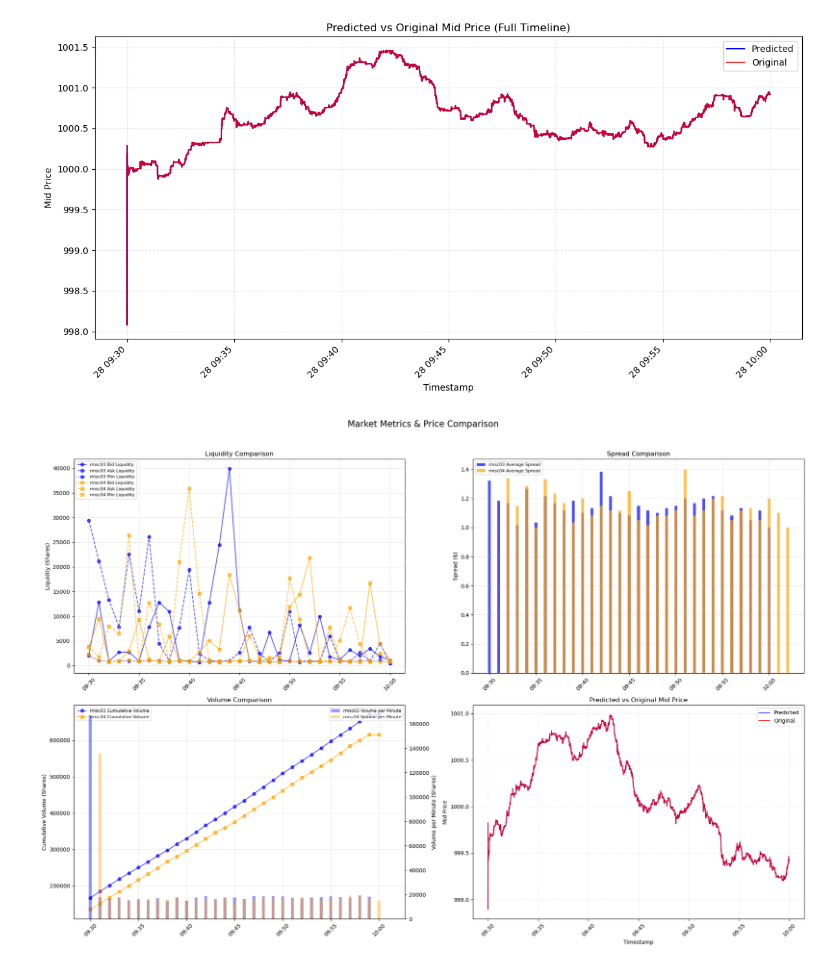
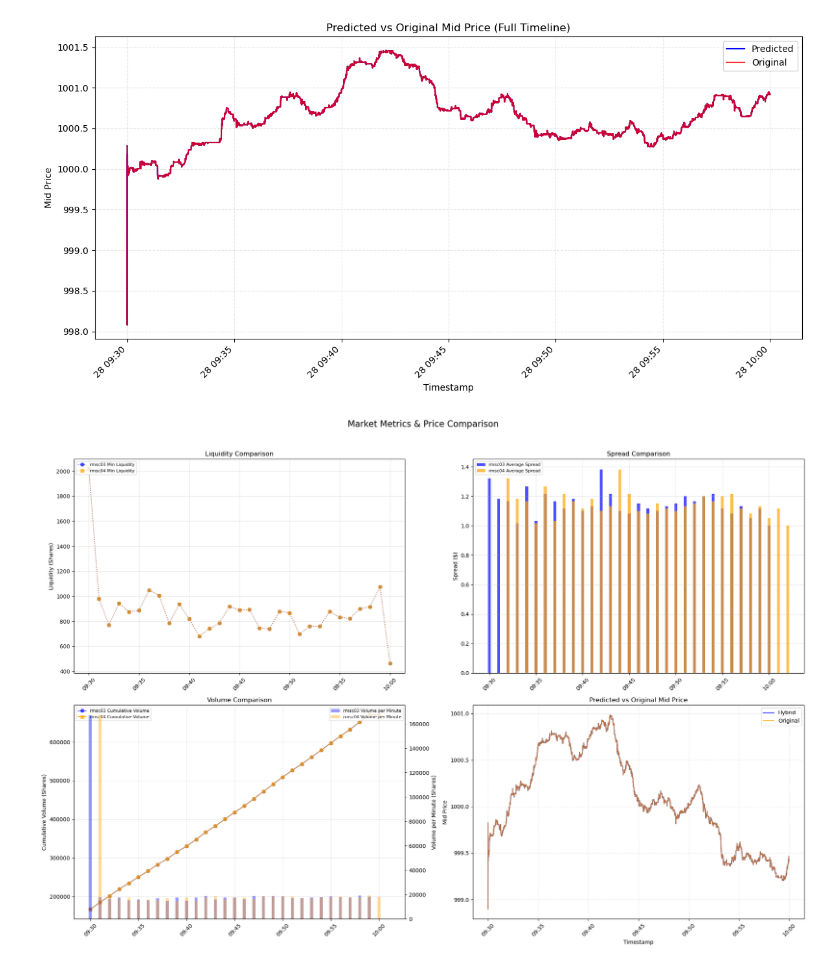
Before and after one commit to jby310/abides-cfmm, a Jupyter notebook: plot.ipynb, the cells around one changed output. Cells and saved outputs as stored; diff of their text form; code cells hidden in the pictures.

```diff
--- a/plot.ipynb
+++ b/plot.ipynb
@@ -391,12 +391,12 @@ def process_volume_events(df):
     return volume_data_min
 
 
-def plot_mid_price_comparison(merged, ax):
+def plot_mid_price_comparison(merged, ax, styles):
     """绘制中间价预测与原始值对比图"""
     # 预测值曲线
-    ax.plot(merged.index, merged['mid_price_1_pred'], label='Predicted', color='blue', linewidth=1.5)
+    ax.plot(merged.index, merged['mid_price_1_pred'], label='Hybrid', color='blue', linewidth=1.5)
     # 原始值曲线
-    ax.plot(merged.index, merged['mid_price_1_origin'], label='Original', color='red', linewidth=1.5, alpha=0.8)
+    ax.plot(merged.index, merged['mid_price_1_origin'], label='Original', color=styles[name]['color'], linewidth=1.5, alpha=styles[name]['alpha'])
 
     # 图表美化
     ax.set_xlabel('Timestamp', fontsize=10)
@@ -425,12 +425,12 @@ def plot_comparison_metrics(data_dict, merged):
     for name, data in data_dict.items():
         liq = data['liquidity']
         if not liq.empty:
-            # 显示bid流动性（实线）
-            ax1.plot(liq.index, liq['bid_liquidity'],
-                         label=f'{name} Bid Liquidity', **styles[name])
-            # 显示ask流动性（虚线）
-            ax1.plot(liq.index, liq['ask_liquidity'],
-                         label=f'{name} Ask Liquidity', linestyle='--',** styles[name])
+            # # 显示bid流动性（实线）
+            # ax1.plot(liq.index, liq['bid_liquidity'],
+            #              label=f'{name} Bid Liquidity', **styles[name])
+            # # 显示ask流动性（虚线）
+            # ax1.plot(liq.index, liq['ask_liquidity'],
+            #              label=f'{name} Ask Liquidity', linestyle='--',** styles[name])
             # 显示最小流动性（点线）
             ax1.plot(liq.index, liq['min_liquidity'],
                          label=f'{name} Min Liquidity', linestyle=':', **styles[name])
@@ -492,7 +492,7 @@ def plot_comparison_metrics(data_dict, merged):
     ax3.tick_params(axis='x', rotation=45)
 
     # 4. 中间价对比图表 (1,1位置)
-    plot_mid_price_comparison(merged, axes[1, 1])
+    plot_mid_price_comparison(merged, axes[1, 1], styles)
     axes[1, 1].xaxis.set_major_formatter(mdates.DateFormatter('%H:%M'))
 
     # 调整布局并保存图表
@@ -509,31 +509,31 @@ if __name__ == "__main__":
     }
 
     # 批量处理市场指标数据
     data_dict = {}
     for name, path in data_paths.items():
         raw_data = load_and_preprocess_data(path)
         data_dict[name] = {
             'liquidity': process_liquidity_events(raw_data),
             'spread': process_spread_events(raw_data),
             'volume': process_volume_events(raw_data)
         }
 
     # 处理中间价数据
     origin = pd.read_csv(r'log\rmsc03_two_hour\mid_price.csv')
     pred = pd.read_csv(r'log\rmsc04_two_hour\mid_price.csv')
 
     # 转换时间格式并设置为索引
     pred['timestamp'] = pd.to_datetime(pred['timestamp'])
     pred.set_index('timestamp', inplace=True)
 
     origin['timestamp'] = pd.to_datetime(origin['timestamp'])
     origin.set_index('timestamp', inplace=True)
 
     # 外连接合并并排序
     merged = pred.join(origin, lsuffix='_pred', rsuffix='_origin', how='outer')
     merged.sort_index(inplace=True)
 
     # 绘制所有对比图表
     plot_comparison_metrics(data_dict, merged)
 # %% [output]
-[figure, old version]
+[figure, new version]
```
Also changed, not shown: 10 other files.
